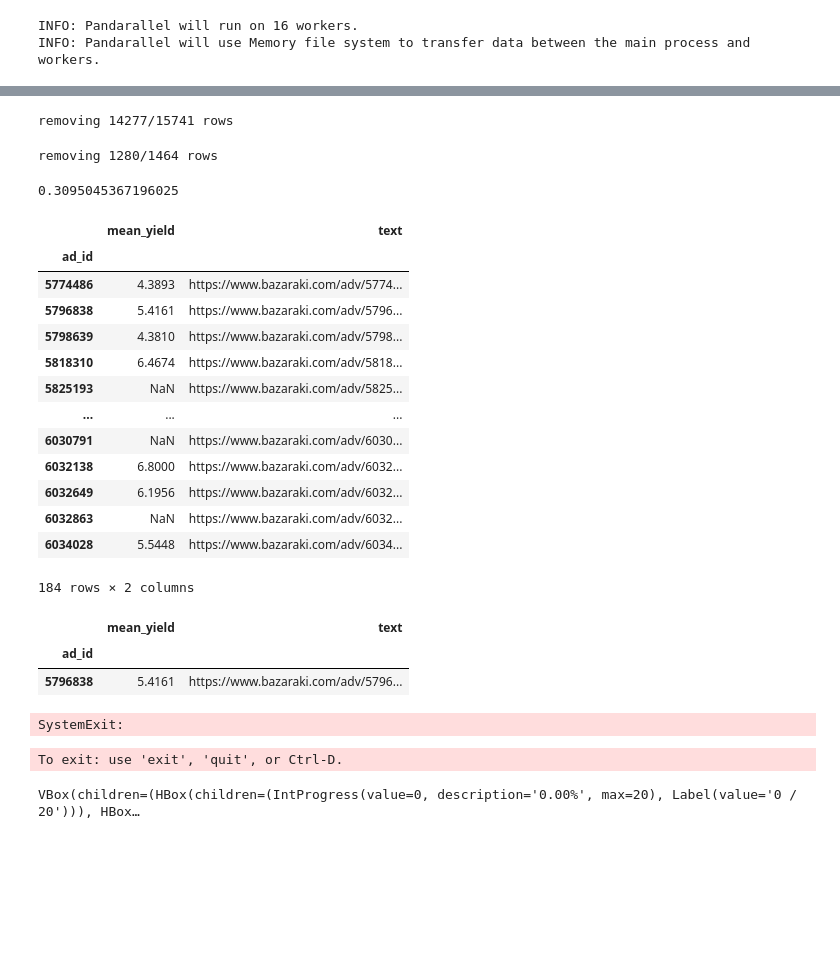
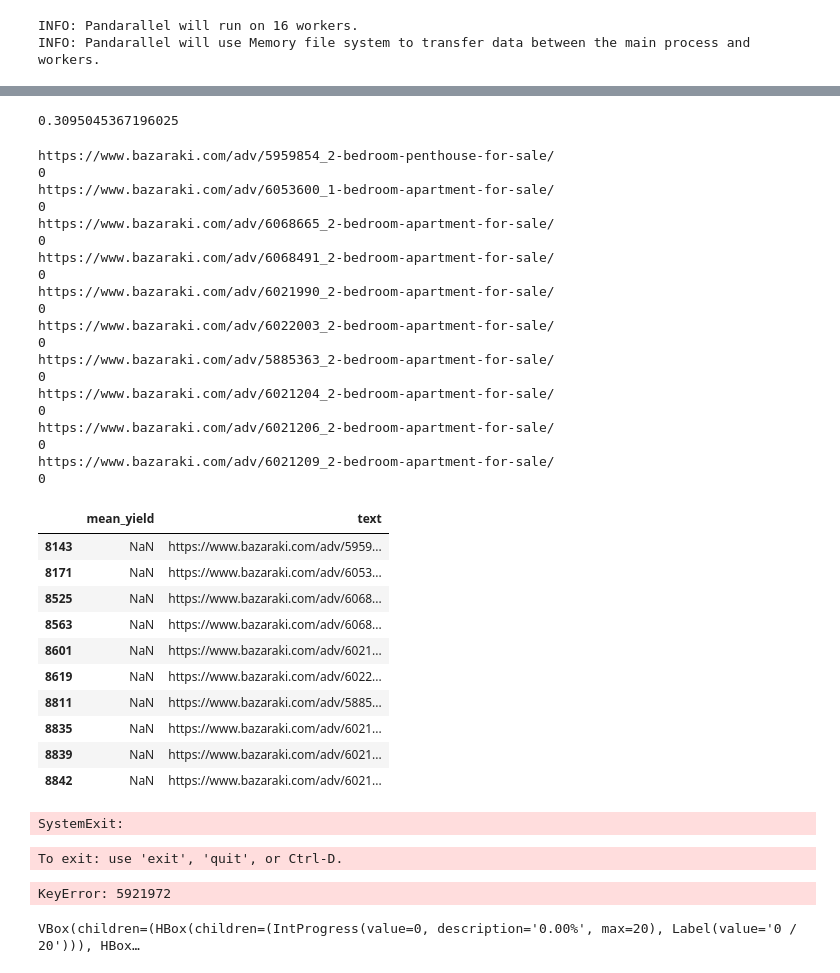
Before and after one commit to aljeshishe/bazaraki, a Jupyter notebook: report.ipynb, the cells around one changed output, grey strips where cells are left out. Cells and saved outputs as stored; diff of their text form; code cells hidden in the pictures; blank space fills up the shorter version.

Commit message:
moved enrich to utils

```diff
--- a/report.ipynb
+++ b/report.ipynb
@@ -87,0 +62,4 @@ removing 38549/157366 rows
+# %%
+rentdf = utils.enrich(rentdf)
+rentdf = utils.filter_in(rentdf, "cat1 == 'Apartments, flats to rent'")
+rentdf.head()
@@ -87,0 +75,2 @@ removing 38549/157366 rows
+# %%
+saledf = utils.read_last_df("output/*.parquet")
@@ -88,3 +99,6 @@ removing 38549/157366 rows
 # %%
-saledf = df.query("cat1 == 'Apartments, flats for sale' and (Condition == 'Brand new' or Condition == 'Resale' or Condition.isna()) and Bedrooms in ['1', '2', 'Studio']")
-rentdf = df.query("cat1 == 'Apartments, flats to rent'")
+saledf = utils.enrich(saledf)
+saledf = utils.filter_in(saledf, "`Property area` > 10 and `Property area` < 300 and price_per_sqm < 10000")
+saledf = utils.filter_in(saledf, "cat1 == 'Apartments, flats for sale' and (Condition == 'Brand new' or Condition == 'Resale' or Condition.isna()) and Bedrooms in ['1', '2', 'Studio']")
+saledf = utils.filter_in(saledf, "price > 150000 and price < 300000 and city == 'Larnaca'")
+saledf.head()
@@ -91,11 +115,3 @@ rentdf = df.query("cat1 == 'Apartments, flats to rent'")
-# %%
-saledf = utils.filter_in(saledf, "delete_date.isna()")
-# %% [output]
-removing 14277/15741 rows
-# %%
-saledf = utils.filter_in(saledf, "price > 150000 and price < 300000 and city == 'Larnaca'")
-# %% [output]
-removing 1280/1464 rows
 # %%
 
 import math
@@ -145,47 +161,64 @@ def rent_finder(rentdf, radius_km, verbose, sale_row):
     lng_diff = radius_km / (111.32 * np.cos(np.radians(sale_row.lat)))  # Adjust for latitude
 
     # Bounding box
     min_lat = sale_row.lat - lat_diff
     max_lat = sale_row.lat + lat_diff
     min_lng = sale_row.lng - lng_diff
     max_lng = sale_row.lng + lng_diff
 
     # Step 2: Filter rows within the bounding box
     filtered_df = rentdf[(rentdf['lat'] >= min_lat) & (rentdf['lat'] <= max_lat) & (rentdf['lng'] >= min_lng) & (rentdf['lng'] <= max_lng)]
     filtered = rent_filter(rentdf=filtered_df, radius_km=radius_km, sale_row=sale_row)
     reduced_filtered = reduce_count(df=filtered, sale_row=sale_row)
     filtered = reduced_filtered.sort_values("delete_date", ascending=False, na_position="first")
     min_price_per_sqm = filtered.price_per_sqm.min()
     mean_price_per_sqm = filtered.price_per_sqm.median()
     avg_price_per_sqm = filtered.price_per_sqm.mean()
     max_price_per_sqm = filtered.price_per_sqm.max()
     count = filtered.price_per_sqm.count()
     mean_yield = mean_price_per_sqm * 12 / sale_row.price_per_sqm * 100
     lines = [f"{sale_row.url} {sale_row.city} price={sale_row.price} area={sale_row['Property area']} price_per_sqm={int(sale_row.price_per_sqm)} mean_yield={mean_yield:.2f} " \
                 f"max_price_per_sqm:{max_price_per_sqm:.2f} min_price_per_sqm={min_price_per_sqm:.2f} avg_price_per_sqm={avg_price_per_sqm:.2f} " \
                 f"mean_price_per_sqm={mean_price_per_sqm:.2f} count={count}"]
     for index, rent_row in list(filtered.iterrows())[:10]:
         lines.append(f"\t{rent_row.url} price={int(rent_row.price)} price_per_sqm={int(rent_row.price_per_sqm)}")
     return dict(mean_yield=mean_yield, text="\n".join(lines))
 
 
-report_df = saledf.apply(lambda r: rent_finder(rentdf=rentdf, radius_km=1, sale_row=r, verbose=False), axis=1, result_type='expand')
+report_df = saledf.apply(lambda r: rent_finder(rentdf=rentdf, radius_km=1, sale_row=r, verbose=True), axis=1, result_type='expand')
 report_df
 # %% [output]
+https://www.bazaraki.com/adv/5959854_2-bedroom-penthouse-for-sale/
+0
+https://www.bazaraki.com/adv/6053600_1-bedroom-apartment-for-sale/
+0
+https://www.bazaraki.com/adv/6068665_2-bedroom-apartment-for-sale/
+0
+https://www.bazaraki.com/adv/6068491_2-bedroom-apartment-for-sale/
+0
+https://www.bazaraki.com/adv/6021990_2-bedroom-apartment-for-sale/
+0
+https://www.bazaraki.com/adv/6022003_2-bedroom-apartment-for-sale/
+0
+https://www.bazaraki.com/adv/5885363_2-bedroom-apartment-for-sale/
+0
+https://www.bazaraki.com/adv/6021204_2-bedroom-apartment-for-sale/
+0
+https://www.bazaraki.com/adv/6021206_2-bedroom-apartment-for-sale/
+0
+https://www.bazaraki.com/adv/6021209_2-bedroom-apartment-for-sale/
+0
 |  | mean_yield | text |
-| ad_id |  |  |
-| 5774486 | 4.3893 | https://www.bazaraki.com/adv/5774... |
-| 5796838 | 5.4161 | https://www.bazaraki.com/adv/5796... |
-| 5798639 | 4.3810 | https://www.bazaraki.com/adv/5798... |
-| 5818310 | 6.4674 | https://www.bazaraki.com/adv/5818... |
-| 5825193 | NaN | https://www.bazaraki.com/adv/5825... |
-| ... | ... | ... |
-| 6030791 | NaN | https://www.bazaraki.com/adv/6030... |
-| 6032138 | 6.8000 | https://www.bazaraki.com/adv/6032... |
-| 6032649 | 6.1956 | https://www.bazaraki.com/adv/6032... |
-| 6032863 | NaN | https://www.bazaraki.com/adv/6032... |
-| 6034028 | 5.5448 | https://www.bazaraki.com/adv/6034... |
+| 8143 | NaN | https://www.bazaraki.com/adv/5959... |
+| 8171 | NaN | https://www.bazaraki.com/adv/6053... |
+| 8525 | NaN | https://www.bazaraki.com/adv/6068... |
+| 8563 | NaN | https://www.bazaraki.com/adv/6068... |
+| 8601 | NaN | https://www.bazaraki.com/adv/6021... |
+| 8619 | NaN | https://www.bazaraki.com/adv/6022... |
+| 8811 | NaN | https://www.bazaraki.com/adv/5885... |
+| 8835 | NaN | https://www.bazaraki.com/adv/6021... |
+| 8839 | NaN | https://www.bazaraki.com/adv/6021... |
+| 8842 | NaN | https://www.bazaraki.com/adv/6021... |
-184 rows × 2 columns
 # %%
 now = datetime.now().isoformat(sep=" ", timespec="seconds")
 file_path = Path(f"output/reports/{now}_report_larnaca_150_300.txt")
@@ -193,17 +226,15 @@ file_path.parent.mkdir(parents=True, exist_ok=True)
 with file_path.open("w") as fp:
     for _, row in report_df.sort_values("mean_yield", ascending=False).iterrows():
         fp.write(row.text + "\n")
-# %%
-saledf.iloc[1:2].apply(lambda r: rent_finder(rentdf=rentdf, radius_km=1, sale_row=r, verbose=False), axis=1, result_type='expand')
-# %% [output]
-|  | mean_yield | text |
-| ad_id |  |  |
-| 5796838 | 5.4161 | https://www.bazaraki.com/adv/5796... |
 # %%
 raise SystemExit
 # %% [output]
 SystemExit:
 To exit: use 'exit', 'quit', or Ctrl-D.
+# %%
+saledf.loc[5921972]
+# %% [output]
+KeyError: 5921972
 # %%
 # ENRICHING
 def enrich(df):
```
Also changed, not shown: parts of 9 cells of this notebook, 1 other file.
